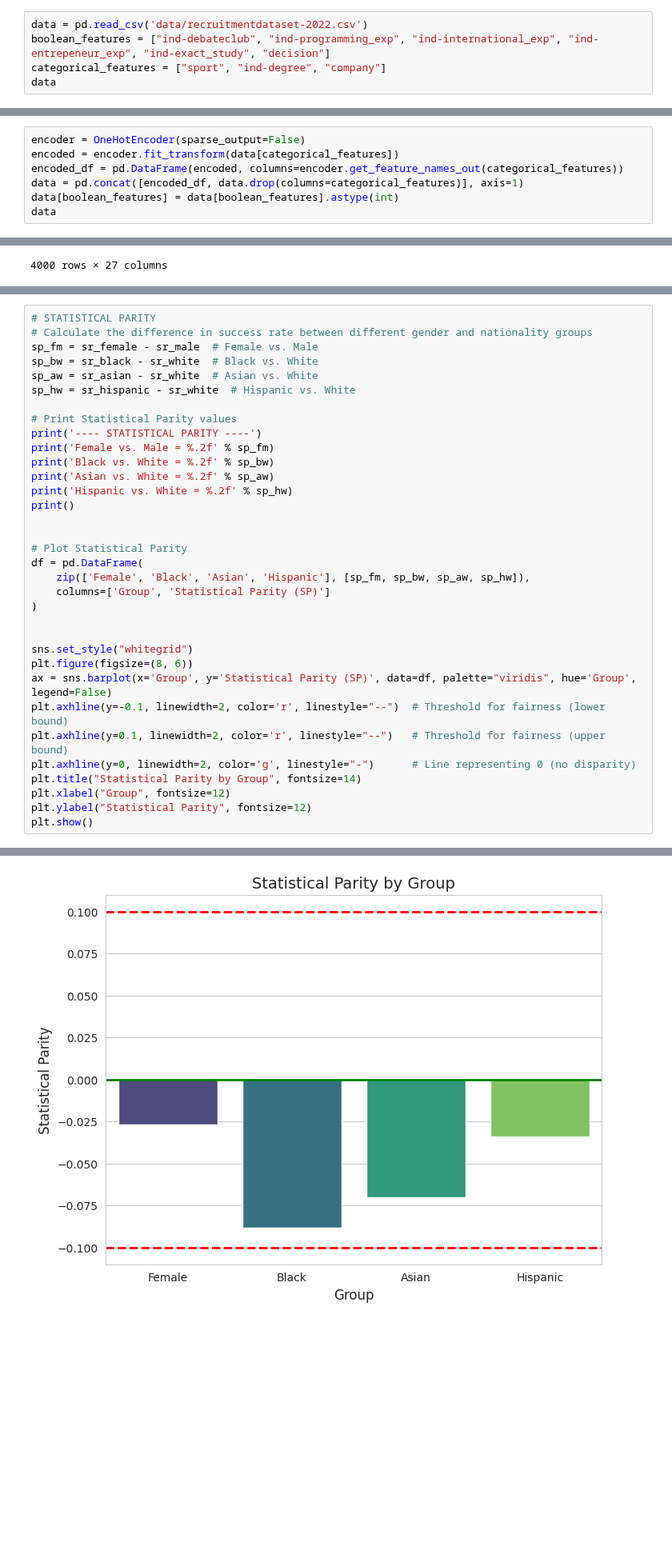
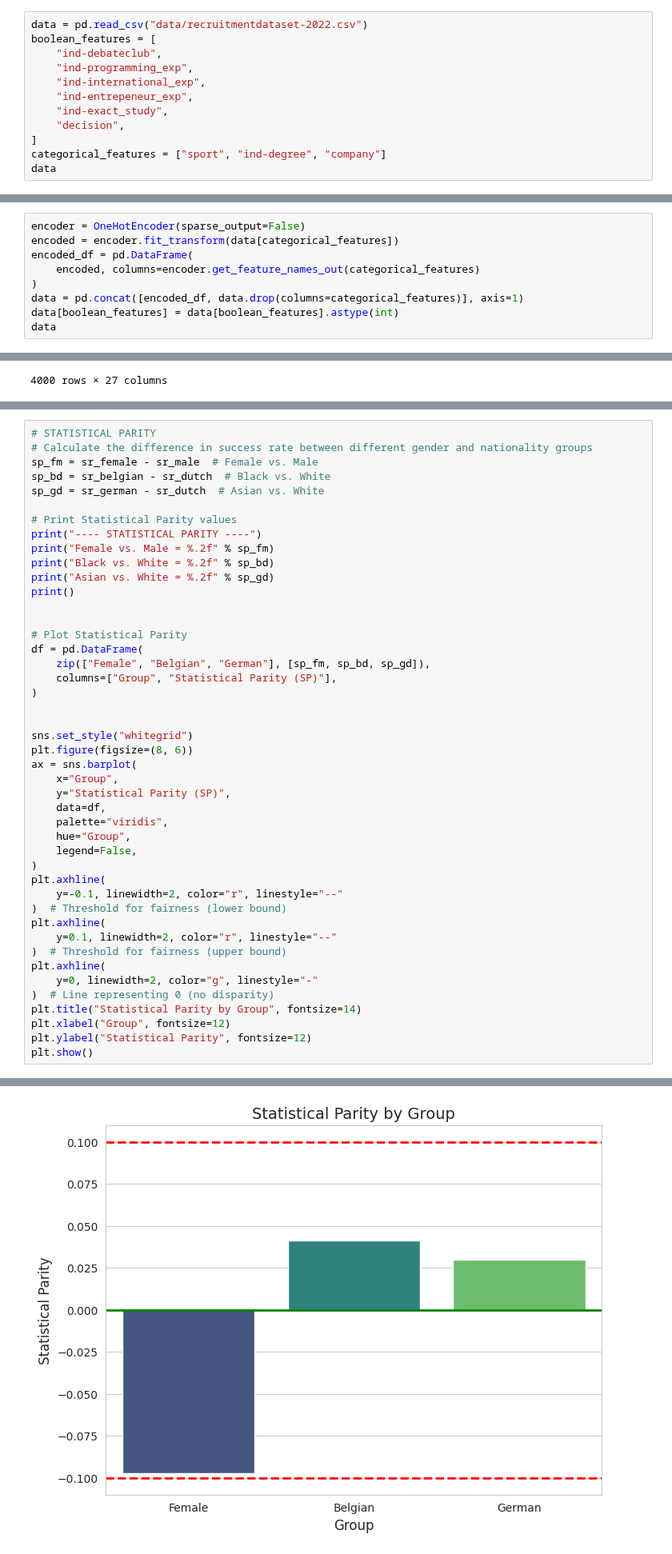
Before and after one commit to AlbanaCelepija/enhanced_mlops, a Jupyter notebook: framework/library/use_cases/tabular/src/local_platform/experiments/1.bias_mitigation.ipynb, the cells around one changed output, grey strips where cells are left out. Shown at 80% size. Saved outputs shown, nothing was run; the diff lists cells and outputs as text; blank space fills up the shorter version.

Commit message:
fix(tabular_usecase)provide operations for fairness aspects

```diff
--- a/framework/library/use_cases/tabular/src/local_platform/experiments/1.bias_mitigation.ipynb
+++ b/framework/library/use_cases/tabular/src/local_platform/experiments/1.bias_mitigation.ipynb
@@ -123,8 +194,15 @@ def calculate_tpr(cms):
     tprs = {g: cm[0, 0] / cm[0, :].sum() for g, cm in cms.items()}  # Calculate TPR
     return tprs  # Return dictionary of TPRs
 # %%
-data = pd.read_csv('data/recruitmentdataset-2022.csv')
-boolean_features = ["ind-debateclub", "ind-programming_exp", "ind-international_exp", "ind-entrepeneur_exp", "ind-exact_study", "decision"]
+data = pd.read_csv("data/recruitmentdataset-2022.csv")
+boolean_features = [
+    "ind-debateclub",
+    "ind-programming_exp",
+    "ind-international_exp",
+    "ind-entrepeneur_exp",
+    "ind-exact_study",
+    "decision",
+]
 categorical_features = ["sport", "ind-degree", "company"]
 data
 # %% [output]
@@ -152,7 +232,9 @@ Name: count, dtype: int64
 # %%
 encoder = OneHotEncoder(sparse_output=False)
 encoded = encoder.fit_transform(data[categorical_features])
-encoded_df = pd.DataFrame(encoded, columns=encoder.get_feature_names_out(categorical_features))
+encoded_df = pd.DataFrame(
+    encoded, columns=encoder.get_feature_names_out(categorical_features)
+)
 data = pd.concat([encoded_df, data.drop(columns=categorical_features)], axis=1)
 data[boolean_features] = data[boolean_features].astype(int)
 data
@@ -294,32 +376,43 @@ A value between $-0.1$ and $0.1$ is generally considered fair, with stricter bou
 # STATISTICAL PARITY
 # Calculate the difference in success rate between different gender and nationality groups
 sp_fm = sr_female - sr_male  # Female vs. Male
-sp_bw = sr_black - sr_white  # Black vs. White
-sp_aw = sr_asian - sr_white  # Asian vs. White
-sp_hw = sr_hispanic - sr_white  # Hispanic vs. White
+sp_bd = sr_belgian - sr_dutch  # Black vs. White
+sp_gd = sr_german - sr_dutch  # Asian vs. White
 
 # Print Statistical Parity values
-print('---- STATISTICAL PARITY ----')
-print('Female vs. Male = %.2f' % sp_fm)
-print('Black vs. White = %.2f' % sp_bw)
-print('Asian vs. White = %.2f' % sp_aw)
-print('Hispanic vs. White = %.2f' % sp_hw)
+print("---- STATISTICAL PARITY ----")
+print("Female vs. Male = %.2f" % sp_fm)
+print("Black vs. White = %.2f" % sp_bd)
+print("Asian vs. White = %.2f" % sp_gd)
 print()
 
 
 # Plot Statistical Parity
 df = pd.DataFrame(
-    zip(['Female', 'Black', 'Asian', 'Hispanic'], [sp_fm, sp_bw, sp_aw, sp_hw]),
-    columns=['Group', 'Statistical Parity (SP)']
+    zip(["Female", "Belgian", "German"], [sp_fm, sp_bd, sp_gd]),
+    columns=["Group", "Statistical Parity (SP)"],
 )
 
 
 sns.set_style("whitegrid")
 plt.figure(figsize=(8, 6))
-ax = sns.barplot(x='Group', y='Statistical Parity (SP)', data=df, palette="viridis", hue='Group', legend=False)
-plt.axhline(y=-0.1, linewidth=2, color='r', linestyle="--")  # Threshold for fairness (lower bound)
-plt.axhline(y=0.1, linewidth=2, color='r', linestyle="--")   # Threshold for fairness (upper bound)
-plt.axhline(y=0, linewidth=2, color='g', linestyle="-")      # Line representing 0 (no disparity)
+ax = sns.barplot(
+    x="Group",
+    y="Statistical Parity (SP)",
+    data=df,
+    palette="viridis",
+    hue="Group",
+    legend=False,
+)
+plt.axhline(
+    y=-0.1, linewidth=2, color="r", linestyle="--"
+)  # Threshold for fairness (lower bound)
+plt.axhline(
+    y=0.1, linewidth=2, color="r", linestyle="--"
+)  # Threshold for fairness (upper bound)
+plt.axhline(
+    y=0, linewidth=2, color="g", linestyle="-"
+)  # Line representing 0 (no disparity)
 plt.title("Statistical Parity by Group", fontsize=14)
 plt.xlabel("Group", fontsize=12)
 plt.ylabel("Statistical Parity", fontsize=12)
@@ -333,4 +425,4 @@ Hispanic vs. White = -0.03
-[figure, old version]
+[figure, new version]
 # %% [markdown]
 #### **4.2 Disparate Impact**
 ***Disparate Impact***. The ratio of the success rate of the minority group:
```
Also changed, not shown: parts of 24 cells of this notebook, 4 other files.
